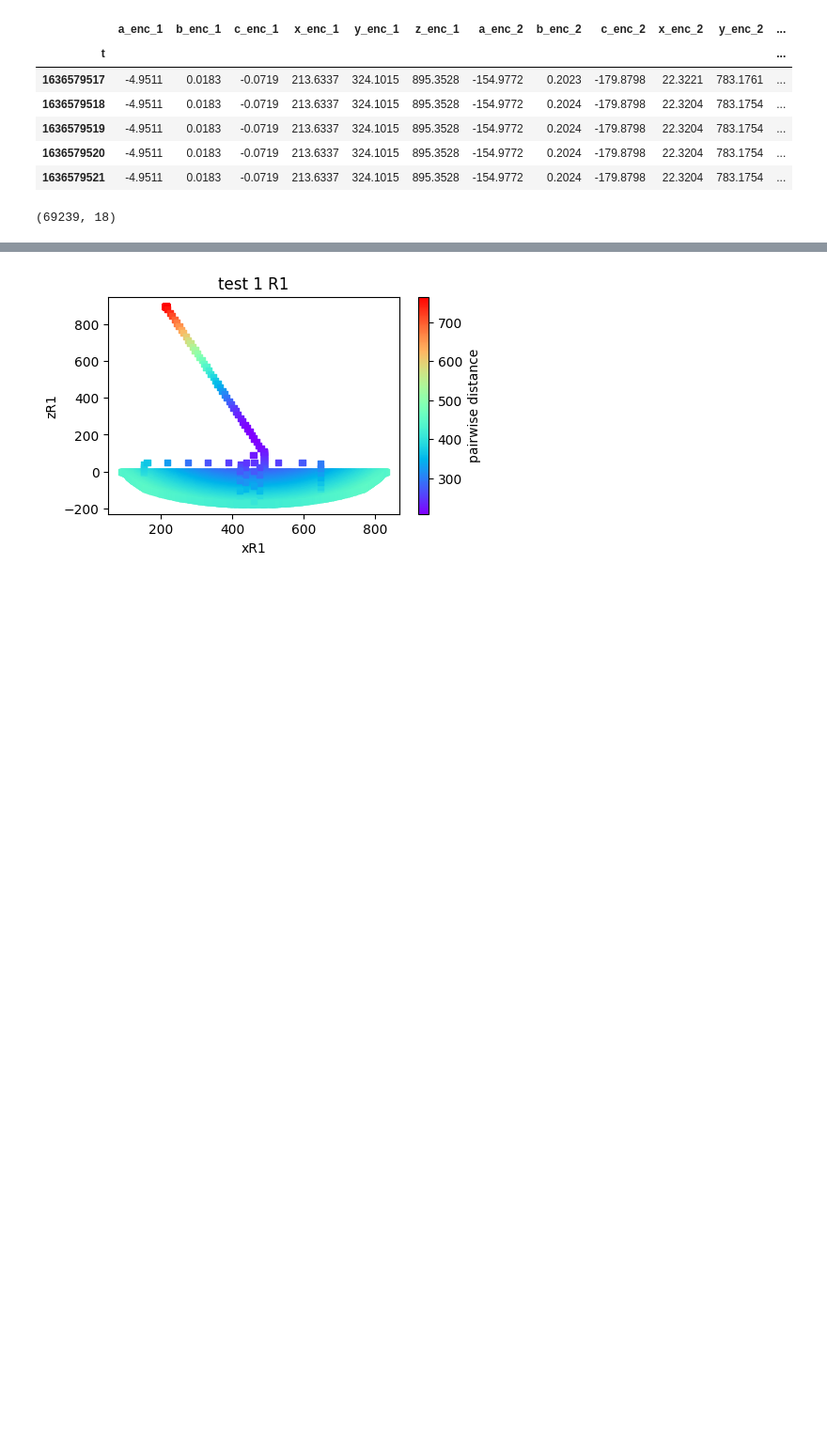
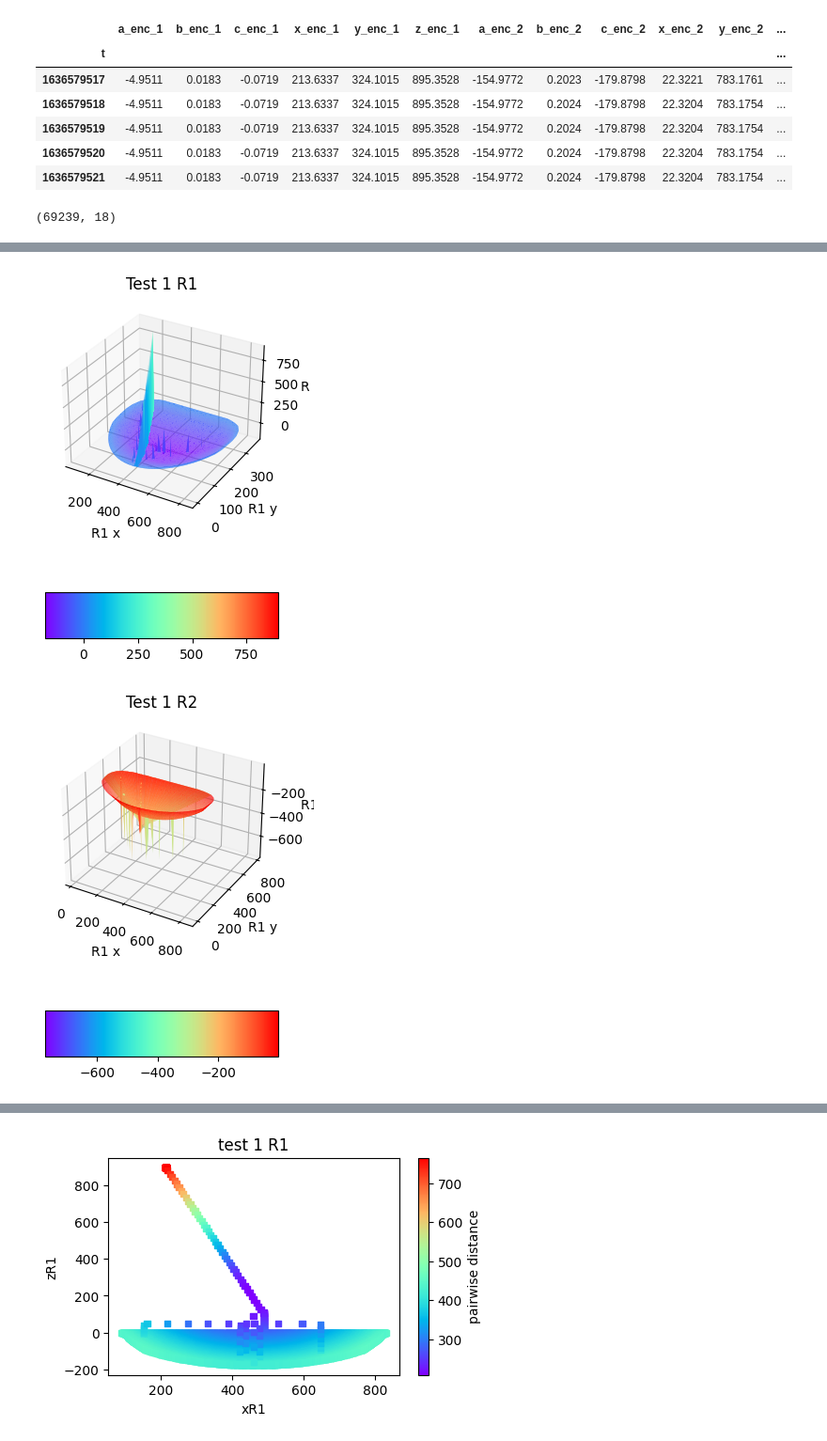
Before and after one commit to vputnam/machine_learning_soln, a Jupyter notebook: Jupyter/DataProcessing.ipynb, the cells around one changed output, grey strips where cells are left out. Shown at 94% size. Drawn from its saved outputs; the diff is of its cells as text; code cells hidden in the pictures; blank space fills up the shorter version.

```diff
--- a/Jupyter/DataProcessing.ipynb
+++ b/Jupyter/DataProcessing.ipynb
@@ -22,22 +22,3 @@ data.head()
 data.shape
 # %% [output]
 (69239, 18)
-# %%
-def trisurf_plot(xR1, yR1, zR1, xR2, yR2, zR2, title):
-    fig = plt.figure()
-
-    ax1 = fig.add_subplot(121,projection='3d')
-    surf1 = ax1.plot_trisurf(xR1, yR1, zR1, cmap=cm.jet, linewidth=0.1)
-    ax1.set_xlabel('R1 x')
-    ax1.set_ylabel('R1 y')
-    ax1.set_zlabel('R1 z')
-
-    ax2 = fig.add_subplot(122,projection='3d')
-    surf2 = ax2.plot_trisurf(xR2, yR2, zR2, cmap=cm.jet,linewidth=0.1)
-    ax2.set_xlabel('R2 x')
-    ax2.set_ylabel('R2 y')
-    ax2.set_zlabel('R2 z')
-
-    #plt.colorbar(surf2, shrink=0.5, aspect=5)
-    ax.set_title(title)
-    plt.show()
@@ -43,0 +29,19 @@ def trisurf_plot(xR1, yR1, zR1, xR2, yR2, zR2, title):
+# %%
+def trisurf_plot(xR1, yR1, zR1, title):
+    fig = plt.figure()
+    ax = plt.axes(projection ='3d')
+
+    surf = ax.plot_trisurf(xR1, yR1, zR1, cmap=plt.get_cmap('rainbow'), linewidth=0.1)
+    ax.set_xlabel('R1 x')
+    ax.set_ylabel('R1 y')
+    ax.set_zlabel('R1 z')
+
+    plt.colorbar(surf, shrink=0.5, aspect=5, orientation="horizontal", pad=0.2)
+    ax.set_title(title)
+    plt.show()
+# %%
+trisurf_plot(test1['x_enc_1'], test1['y_enc_1'], test1['z_enc_1'], 'Test 1 R1')
+trisurf_plot(test1['x_enc_2'], test1['y_enc_2'], test1['z_enc_2'], 'Test 1 R2')
+# %% [output]
+[figure, added]
+[figure, added]
```
Also changed, not shown: parts of 9 cells of this notebook, 1 other file.
